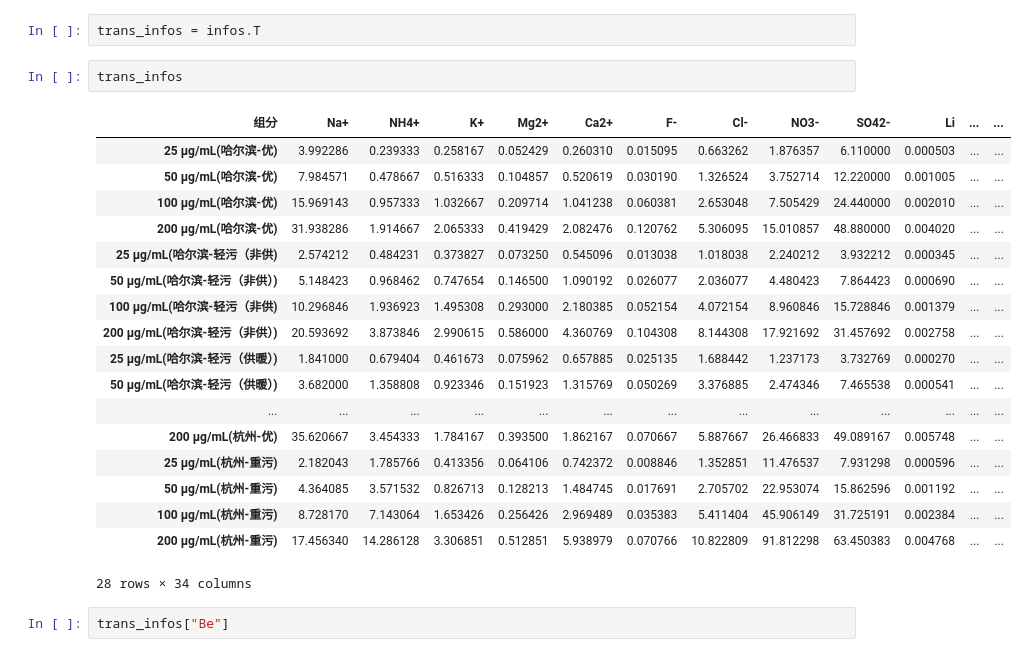
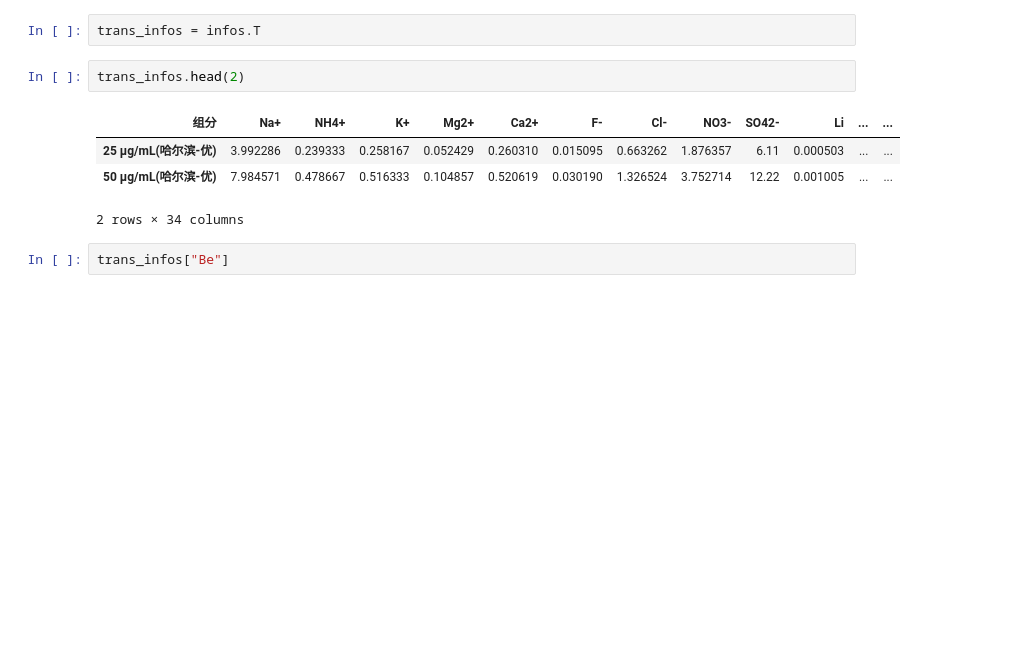
Before and after one commit to NannanSun0672/PMAnalysis, a Jupyter notebook: codes/codes.ipynb, the cells around one changed output. Saved outputs shown, nothing was run; the diff lists cells and outputs as text; blank space fills up the shorter version.

```diff
--- a/codes/codes.ipynb
+++ b/codes/codes.ipynb
@@ -30,26 +16,12 @@ infos
 # %%
 trans_infos = infos.T
 # %%
-trans_infos
+trans_infos.head(2)
 # %% [output]
 | 组分 | Na+ | NH4+ | K+ | Mg2+ | Ca2+ | F- | Cl- | NO3- | SO42- | Li | ... | ... |
-| 25 µg/mL(哈尔滨-优) | 3.992286 | 0.239333 | 0.258167 | 0.052429 | 0.260310 | 0.015095 | 0.663262 | 1.876357 | 6.110000 | 0.000503 | ... | ... |
-| 50 µg/mL(哈尔滨-优) | 7.984571 | 0.478667 | 0.516333 | 0.104857 | 0.520619 | 0.030190 | 1.326524 | 3.752714 | 12.220000 | 0.001005 | ... | ... |
-| 100 µg/mL(哈尔滨-优) | 15.969143 | 0.957333 | 1.032667 | 0.209714 | 1.041238 | 0.060381 | 2.653048 | 7.505429 | 24.440000 | 0.002010 | ... | ... |
-| 200 µg/mL(哈尔滨-优) | 31.938286 | 1.914667 | 2.065333 | 0.419429 | 2.082476 | 0.120762 | 5.306095 | 15.010857 | 48.880000 | 0.004020 | ... | ... |
-| 25 µg/mL(哈尔滨-轻污（非供) | 2.574212 | 0.484231 | 0.373827 | 0.073250 | 0.545096 | 0.013038 | 1.018038 | 2.240212 | 3.932212 | 0.000345 | ... | ... |
-| 50 µg/mL(哈尔滨-轻污（非供）) | 5.148423 | 0.968462 | 0.747654 | 0.146500 | 1.090192 | 0.026077 | 2.036077 | 4.480423 | 7.864423 | 0.000690 | ... | ... |
-| 100 µg/mL(哈尔滨-轻污（非供) | 10.296846 | 1.936923 | 1.495308 | 0.293000 | 2.180385 | 0.052154 | 4.072154 | 8.960846 | 15.728846 | 0.001379 | ... | ... |
-| 200 µg/mL(哈尔滨-轻污（非供）) | 20.593692 | 3.873846 | 2.990615 | 0.586000 | 4.360769 | 0.104308 | 8.144308 | 17.921692 | 31.457692 | 0.002758 | ... | ... |
-| 25 µg/mL(哈尔滨-轻污（供暖）) | 1.841000 | 0.679404 | 0.461673 | 0.075962 | 0.657885 | 0.025135 | 1.688442 | 1.237173 | 3.732769 | 0.000270 | ... | ... |
-| 50 µg/mL(哈尔滨-轻污（供暖）) | 3.682000 | 1.358808 | 0.923346 | 0.151923 | 1.315769 | 0.050269 | 3.376885 | 2.474346 | 7.465538 | 0.000541 | ... | ... |
-| ... | ... | ... | ... | ... | ... | ... | ... | ... | ... | ... | ... | ... |
-| 200 µg/mL(杭州-优) | 35.620667 | 3.454333 | 1.784167 | 0.393500 | 1.862167 | 0.070667 | 5.887667 | 26.466833 | 49.089167 | 0.005748 | ... | ... |
-| 25 µg/mL(杭州-重污) | 2.182043 | 1.785766 | 0.413356 | 0.064106 | 0.742372 | 0.008846 | 1.352851 | 11.476537 | 7.931298 | 0.000596 | ... | ... |
-| 50 µg/mL(杭州-重污) | 4.364085 | 3.571532 | 0.826713 | 0.128213 | 1.484745 | 0.017691 | 2.705702 | 22.953074 | 15.862596 | 0.001192 | ... | ... |
-| 100 µg/mL(杭州-重污) | 8.728170 | 7.143064 | 1.653426 | 0.256426 | 2.969489 | 0.035383 | 5.411404 | 45.906149 | 31.725191 | 0.002384 | ... | ... |
-| 200 µg/mL(杭州-重污) | 17.456340 | 14.286128 | 3.306851 | 0.512851 | 5.938979 | 0.070766 | 10.822809 | 91.812298 | 63.450383 | 0.004768 | ... | ... |
+| 25 µg/mL(哈尔滨-优) | 3.992286 | 0.239333 | 0.258167 | 0.052429 | 0.260310 | 0.015095 | 0.663262 | 1.876357 | 6.11 | 0.000503 | ... | ... |
+| 50 µg/mL(哈尔滨-优) | 7.984571 | 0.478667 | 0.516333 | 0.104857 | 0.520619 | 0.030190 | 1.326524 | 3.752714 | 12.22 | 0.001005 | ... | ... |
-28 rows × 34 columns
+2 rows × 34 columns
 # %%
 trans_infos["Be"]
 # %% [output]
```
Also changed, not shown: parts of 20 cells of this notebook.
